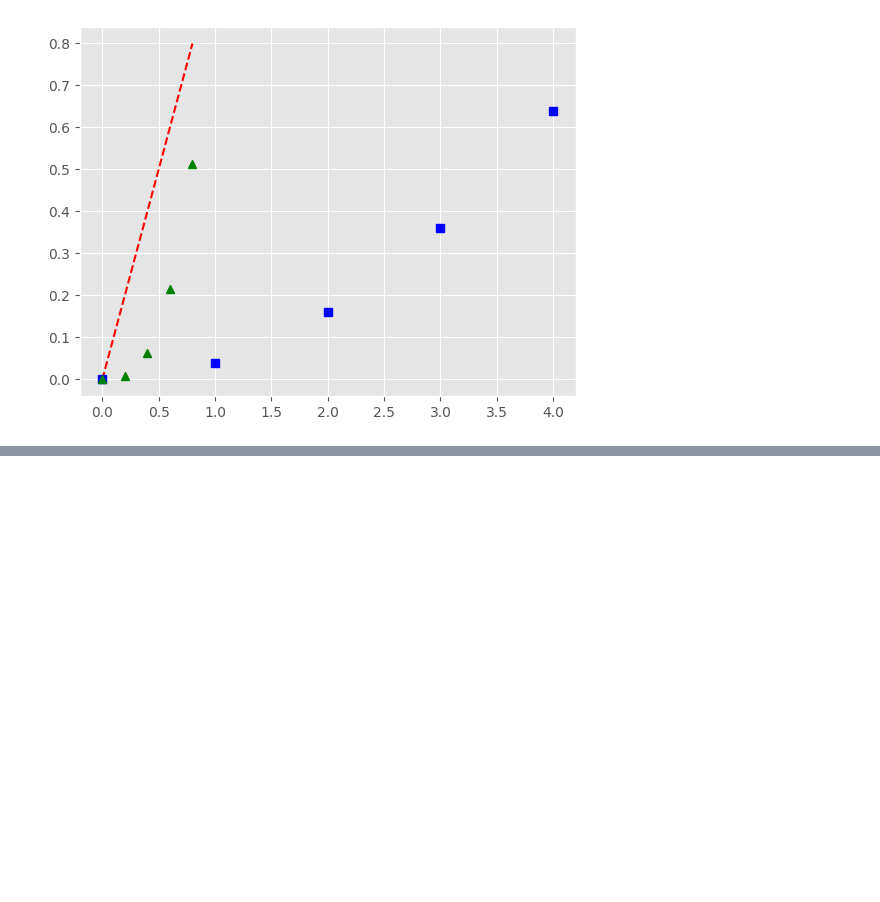
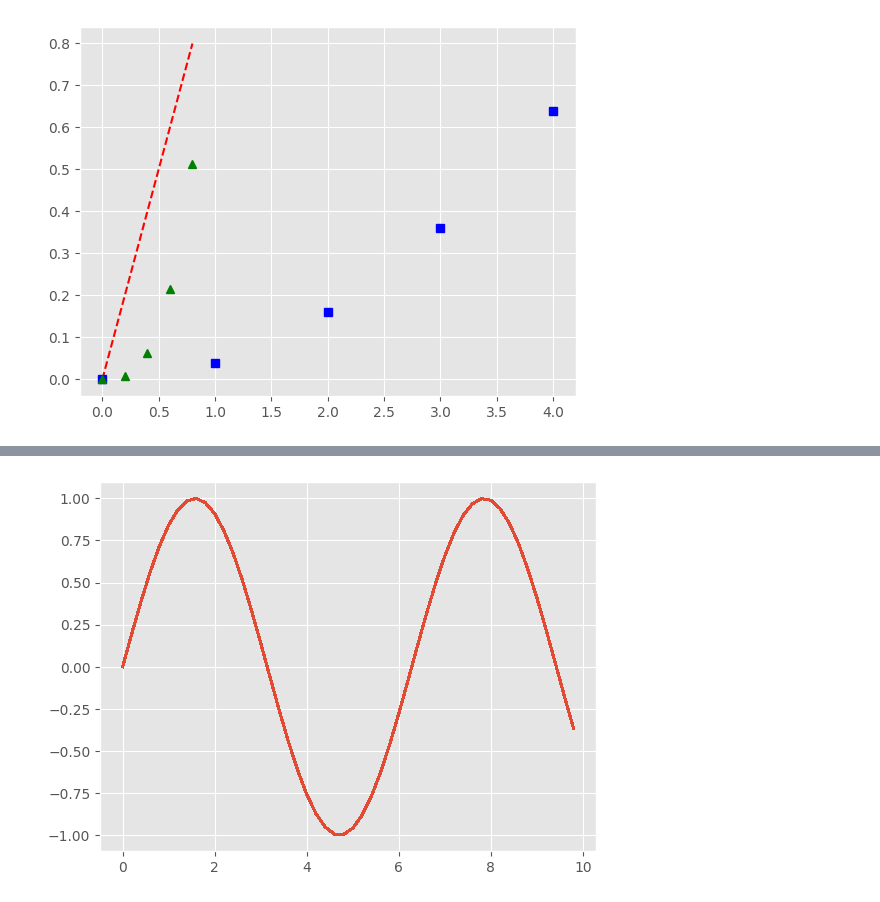
Before and after one commit to Fermionpass/IO, a Jupyter notebook: Data_maipulation_.ipynb, the cells around one changed output, grey strips where cells are left out. Drawn from its saved outputs; the diff is of its cells as text; code cells hidden in the pictures; blank space fills up the shorter version.

```diff
--- a/Data_maipulation_.ipynb
+++ b/Data_maipulation_.ipynb
@@ -281,0 +299,5 @@ plt.show()
+# %%
+line, = plt.plot(x,y,'-')
+line.set_antialiased(False) #desactivar el antialiasing
+# %% [output]
+[figure, added]
```
Also changed, not shown: parts of 13 cells of this notebook.
